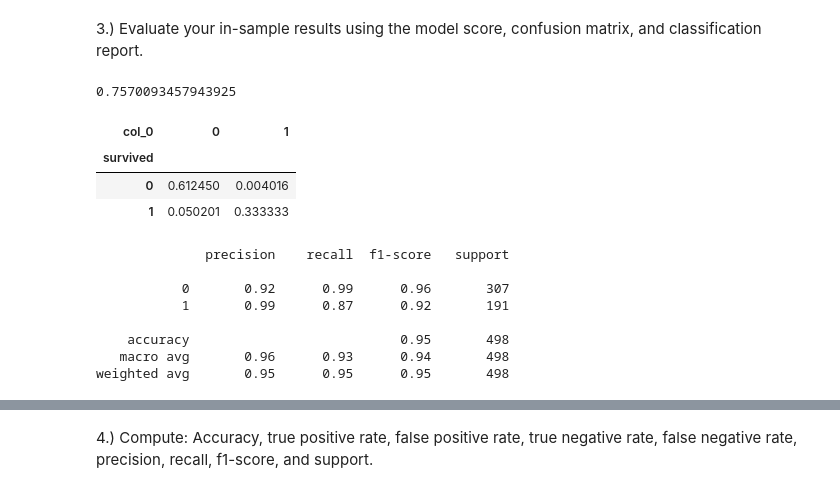
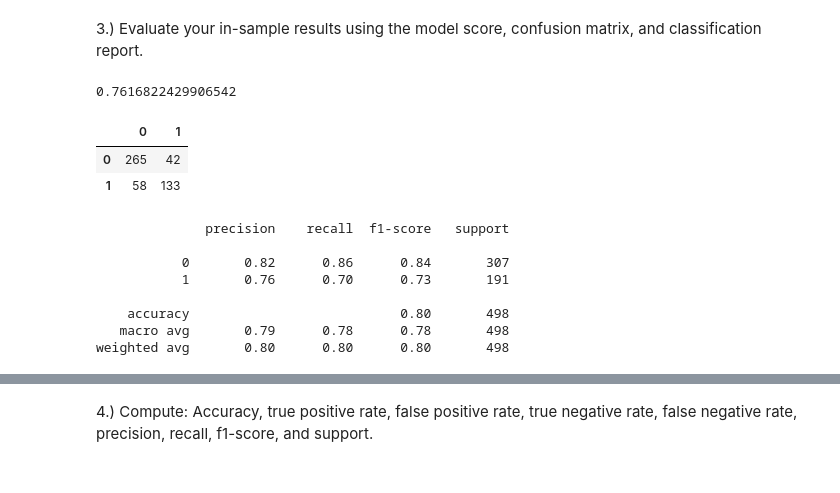
Before and after one commit to nicholas-dougherty/classification-exercises, a Jupyter notebook: model.ipynb, the cells around one changed output, grey strips where cells are left out. Cells and saved outputs as stored; diff of their text form; code cells hidden in the pictures.

```diff
--- a/model.ipynb
+++ b/model.ipynb
@@ -75,7 +75,7 @@ accuracy_score(train.survived, train.baseline)
 # %% [markdown]
 2.) Fit the decision tree classifier to your training sample and transform (i.e. make predictions on the training sample)
 # %%
-model1 = DecisionTreeClassifier()
+model1 = DecisionTreeClassifier(max_depth=1)
 model1.fit(X_train, y_train)
 
 print(f'training score: {model1.score(X_train, y_train):.2%}')
@@ -101,24 +101,22 @@ y_pred = model1.predict(X_train)
 #using model score
 model1.score(X_validate,y_validate)
 # %% [output]
-0.7570093457943925
+0.7616822429906542
 # %%
-#confusion matrix
-pd.crosstab(y_train, y_pred, normalize = True)
+pd.DataFrame(confusion_matrix(y_train, y_pred))
 # %% [output]
-| col_0 | 0 | 1 |
-| survived |  |  |
-| 0 | 0.612450 | 0.004016 |
-| 1 | 0.050201 | 0.333333 |
+|  | 0 | 1 |
+| 0 | 265 | 42 |
+| 1 | 58 | 133 |
 # %%
 #classification report
 print(classification_report(y_train, y_pred))
 # %% [output]
               precision    recall  f1-score   support
 
-           0       0.92      0.99      0.96       307
-           1       0.99      0.87      0.92       191
+           0       0.82      0.86      0.84       307
+           1       0.76      0.70      0.73       191
 
-    accuracy                           0.95       498
-   macro avg       0.96      0.93      0.94       498
-weighted avg       0.95      0.95      0.95       498
+    accuracy                           0.80       498
+   macro avg       0.79      0.78      0.78       498
+weighted avg       0.80      0.80      0.80       498
```
Also changed, not shown: parts of 25 cells of this notebook, 1 other file.
